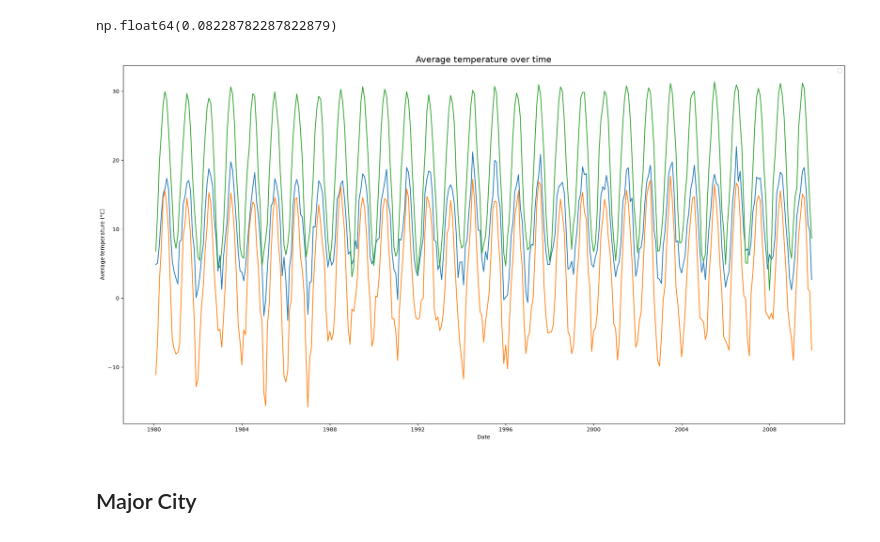
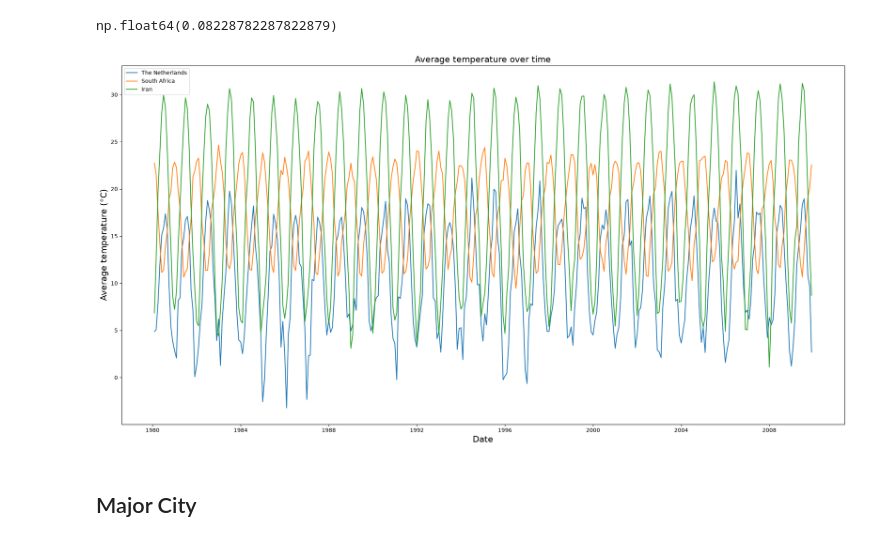
Before and after one commit to TimoWijnen2001/case-climate-watch, a Jupyter notebook: notebooks/03_data_exploration.ipynb, the cells around one changed output. Cells and saved outputs as stored; diff of their text form; code cells hidden in the pictures.

Commit message:
Create report of all my findings. Some changes were made in the notebooks to make the visualisations ready for use (Closes #10)

```diff
--- a/notebooks/03_data_exploration.ipynb
+++ b/notebooks/03_data_exploration.ipynb
@@ -218,39 +218,39 @@ max_date = "2010-01-01"
 
 df_country_filter_date = df_country[
     (df_country["dt"] > min_date)
     & (df_country["dt"] < max_date)
 ]
 
 df_country_sorted = df_country_filter_date.sort_values(["Country", "dt"])
 
 # Temperature per country/global
 df_country_vis_global_dates = df_country_sorted[["dt", "AverageTemperature"]].groupby(["dt"]).mean()
 netherlands_temps = df_country_sorted[df_country_sorted["Country"] == "Netherlands"]["AverageTemperature"]
 sweden_temps = df_country_sorted[df_country_sorted["Country"] == "Sweden"]["AverageTemperature"]
 spain_temps = df_country_sorted[df_country_sorted["Country"] == "Spain"]["AverageTemperature"]
 south_africa_temps = df_country_sorted[df_country_sorted["Country"] == "South Africa"]["AverageTemperature"]
 australia_temps = df_country_sorted[df_country_sorted["Country"] == "Australia"]["AverageTemperature"]
 iran_temps = df_country_sorted[df_country_sorted["Country"] == "Iran"]["AverageTemperature"]
 
 dates = df_country_sorted["dt"].unique()
 
 fig = plt.figure(figsize=(24,12))
 plt.title("Average temperature over time", fontsize=16)
-plt.ylabel("Average temperature (°C)", x=0.085)
-plt.xlabel("Date", y=0.05)
-plt.legend()
+plt.ylabel("Average temperature (°C)", x=0.085, fontsize=16)
+plt.xlabel("Date", y=0.05, fontsize=16)
 
 # plt.plot(dates, df_country_vis_global_dates, label="Global")
 plt.plot(dates, netherlands_temps, label="The Netherlands")
-plt.plot(dates, sweden_temps, label="Sweden")
+# plt.plot(dates, sweden_temps, label="Sweden")
 # plt.plot(dates, spain_temps, label="Spain")
-# plt.plot(dates, south_africa_temps, label="South Africa")
+plt.plot(dates, south_africa_temps, label="South Africa")
 # plt.plot(dates, australia_temps, label="Australia")
 plt.plot(dates, iran_temps, label="Iran")
 
+plt.legend()
 plt.show()
 # %% [output]
-[figure, old version]
+[figure, new version]
 # %% [markdown]
 ## Major City
 # %% [markdown]
```
Also changed, not shown: 8 other files.
